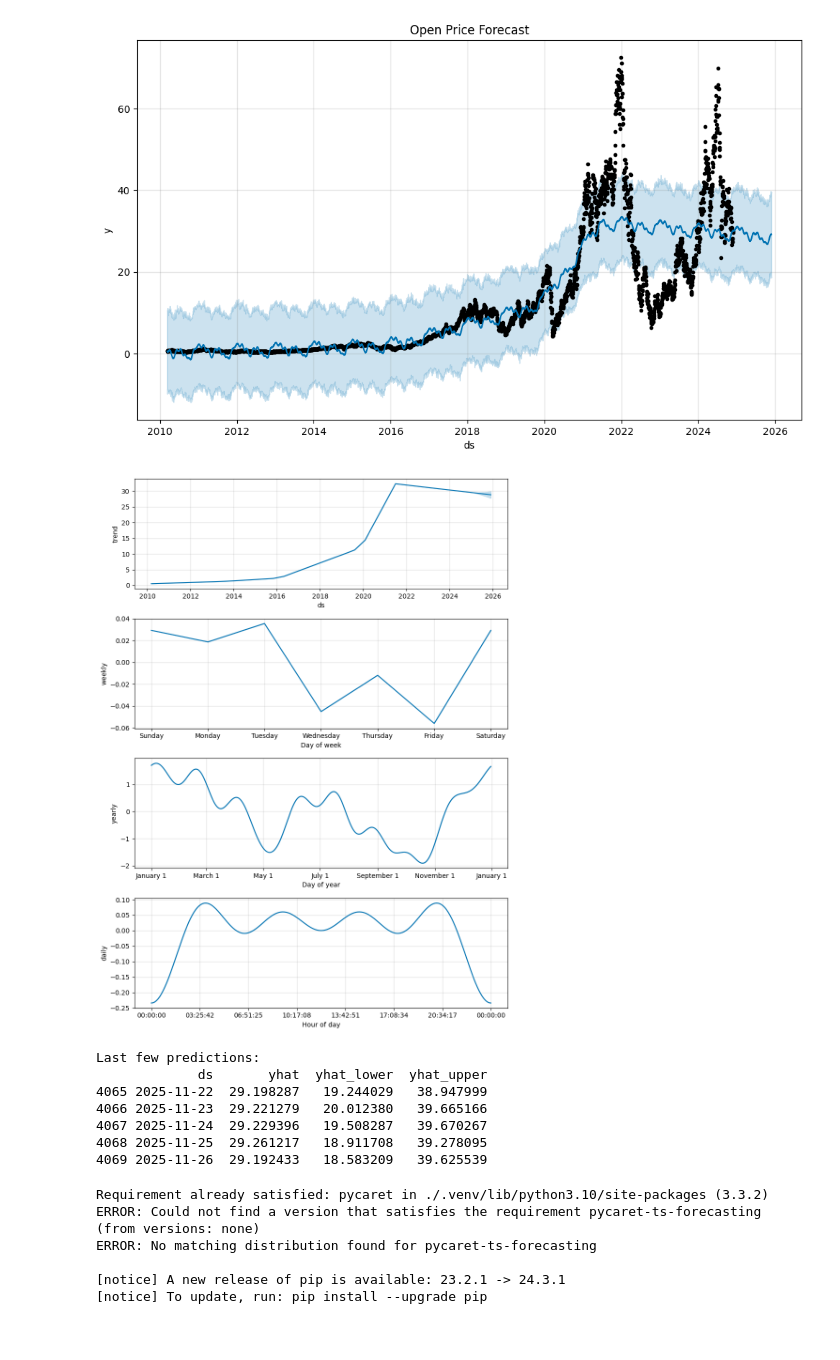
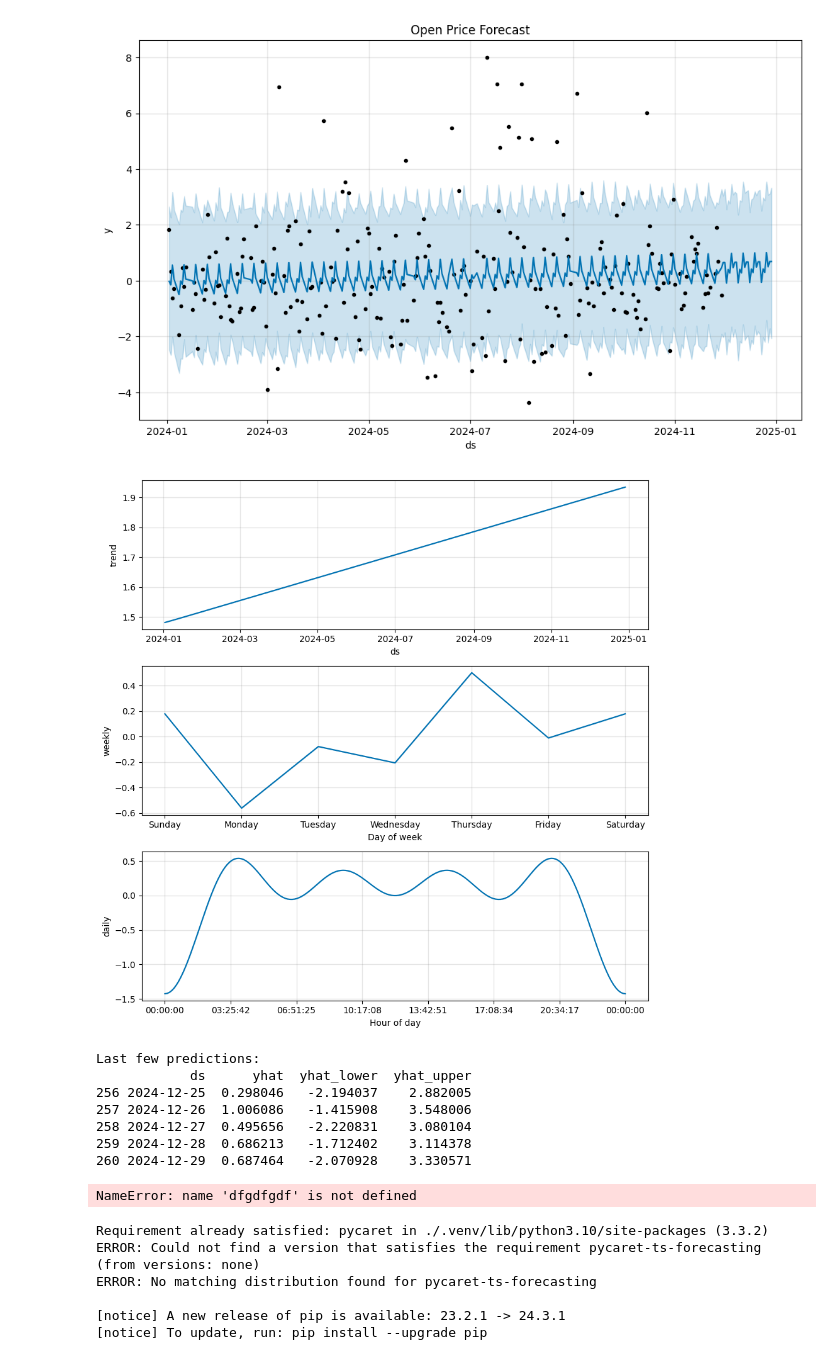
Before and after one commit to gaviral/learn_timeseries_ml, a Jupyter notebook: self_test.ipynb, the cells around one changed output. Saved outputs shown, nothing was run; the diff lists cells and outputs as text; code cells hidden in the pictures.

```diff
--- a/self_test.ipynb
+++ b/self_test.ipynb
@@ -7,8 +7,8 @@ from datetime import datetime, timedelta
 import matplotlib.pyplot as plt
 # Step 1: Fetch the data using yfinance
 dat = yf.Ticker("SOXL")
-# df = dat.history(start="2021-01-01")
-df = dat.history(period='max')
+df = dat.history(start="2024-01-01")
+# df = dat.history(period='max')
 
 # Define the stock ticker and the time period
 ticker = "SOXL"
@@ -117,7 +199,7 @@ from prophet import Prophet
 # Prepare data for Prophet
 prophet_df = pd.DataFrame()
 prophet_df['ds'] = df.index.strftime('%Y-%m-%d')  # Convert datetime index to string dates
-prophet_df['y'] = df['Open'].values  # Use values to avoid index issues
+prophet_df['y'] = df['open_close_diff'].values  # Use values to avoid index issues
 
 # Check for and remove any NaN values
 prophet_df = prophet_df.dropna()
@@ -142,7 +224,7 @@ else:
     m.fit(prophet_df)
 
     # Create future dates dataframe
-    future = m.make_future_dataframe(periods=365)
+    future = m.make_future_dataframe(periods=30)
 
     # Make predictions
     forecast = m.predict(future)
@@ -182,12 +264,12 @@ Last few rows:
-[figure, old version]
+[figure, new version]
-[figure, old version]
+[figure, new version]
 Last few predictions:
-             ds       yhat  yhat_lower  yhat_upper
-4065 2025-11-22  29.198287   19.244029   38.947999
-4066 2025-11-23  29.221279   20.012380   39.665166
-4067 2025-11-24  29.229396   19.508287   39.670267
-4068 2025-11-25  29.261217   18.911708   39.278095
-4069 2025-11-26  29.192433   18.583209   39.625539
+            ds      yhat  yhat_lower  yhat_upper
+256 2024-12-25  0.298046   -2.194037    2.882005
+257 2024-12-26  1.006086   -1.415908    3.548006
+258 2024-12-27  0.495656   -2.220831    3.080104
+259 2024-12-28  0.686213   -1.712402    3.114378
+260 2024-12-29  0.687464   -2.070928    3.330571
 # %%
 # Other out-of-the-box automated forecasting methods:
 # 1. PyCaret Time Series Forecasting
@@ -197,6 +279,10 @@ Last few predictions:
 # 5. TPOT
 # 6. sktime
 # 7. skforecast
+# %%
+dfgdfgdf
+# %% [output]
+NameError: name 'dfgdfgdf' is not defined
 # %%
 # 1. PyCaret Time Series Forecasting
 ! pip install pycaret
```
Also changed, not shown: parts of 6 cells of this notebook, 14 other files.
